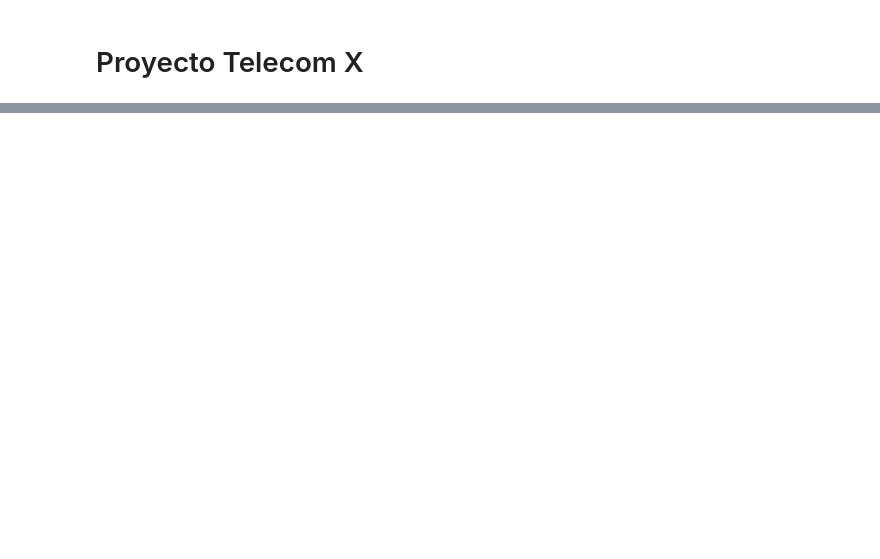
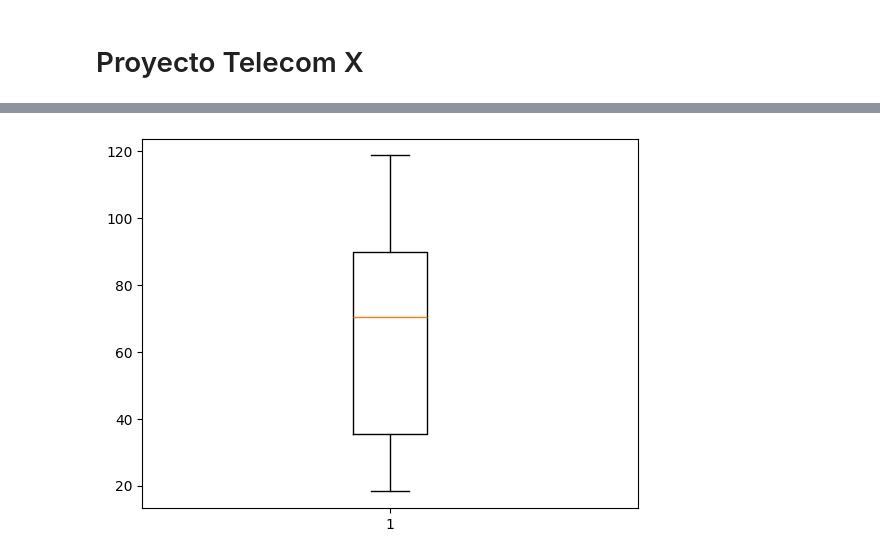
Before and after one commit to Sebastian210102/TelecomX, a Jupyter notebook: TelecomX.ipynb, the cells around one changed output, grey strips where cells are left out. Cells and saved outputs as stored; diff of their text form; code cells hidden in the pictures; blank space fills up the shorter version.

```diff
--- a/TelecomX.ipynb
+++ b/TelecomX.ipynb
@@ -40,0 +521,5 @@ import seaborn as sns
+# %%
+plt.boxplot(df_clientes['Charges_Monthly'])
+plt.show()
+# %% [output]
+[figure, added]
```
Also changed, not shown: parts of 66 cells of this notebook.
